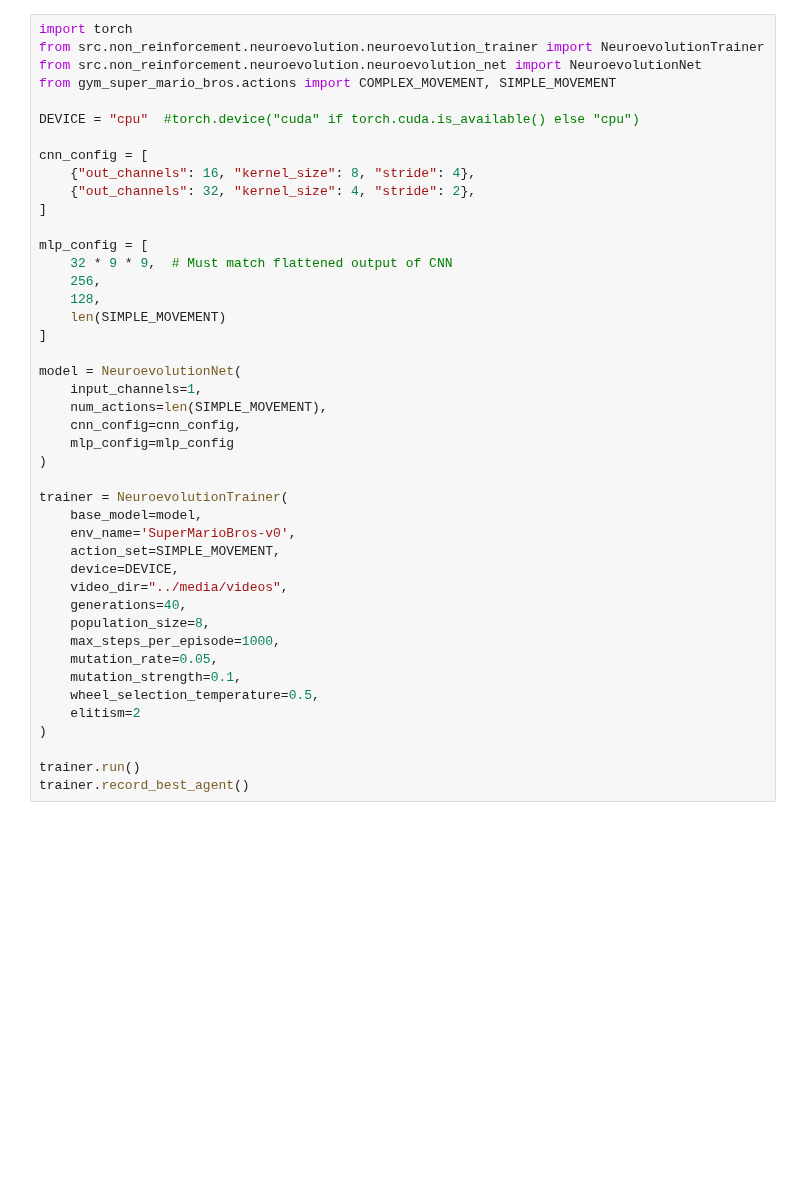
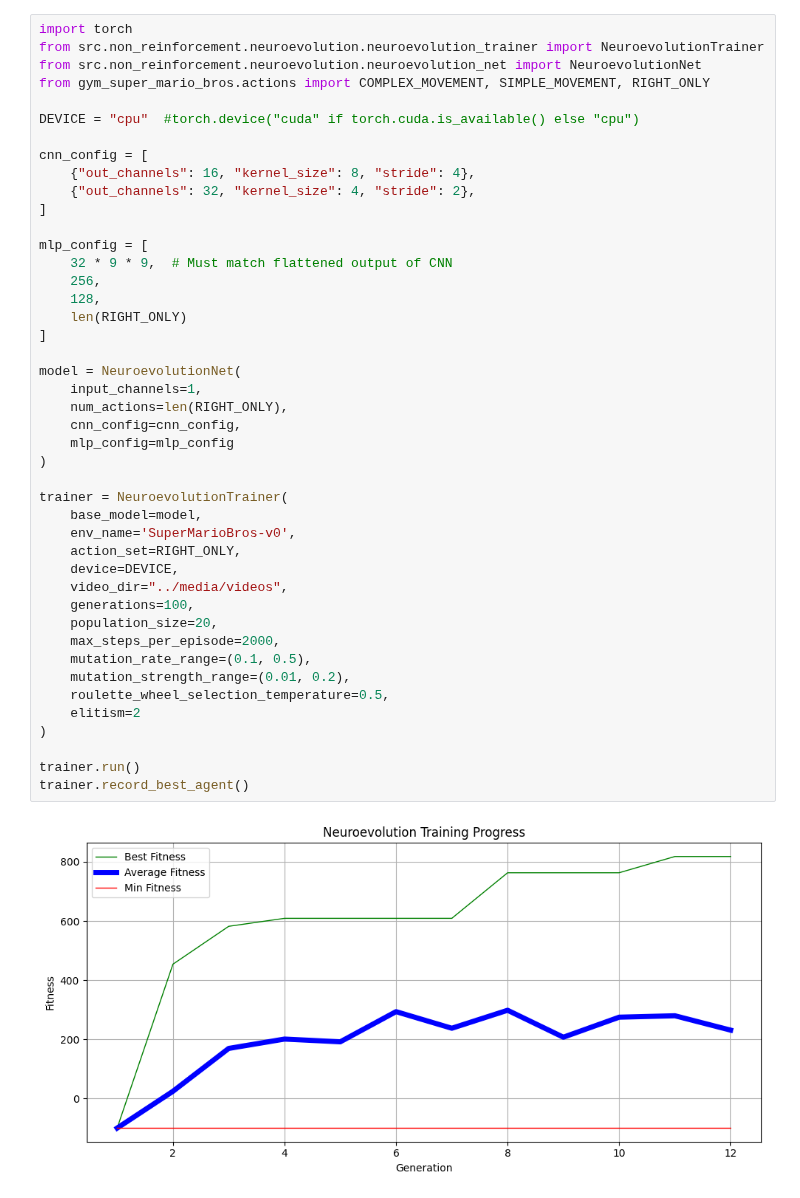
Before and after one commit to BjarneThomzik/SuperMarioReinforcementLearningProject, a Jupyter notebook: notebooks/neuroevolution.ipynb, the cells around one changed output. Saved outputs shown, nothing was run; the diff lists cells and outputs as text; blank space fills up the shorter version.

Commit message:
mutation_rate_range and mutation_strength_range now available in NeuroevolutionTrainer, refractoring

```diff
--- a/notebooks/neuroevolution.ipynb
+++ b/notebooks/neuroevolution.ipynb
@@ -23,43 +18,45 @@
 import torch
 from src.non_reinforcement.neuroevolution.neuroevolution_trainer import NeuroevolutionTrainer
 from src.non_reinforcement.neuroevolution.neuroevolution_net import NeuroevolutionNet
-from gym_super_mario_bros.actions import COMPLEX_MOVEMENT, SIMPLE_MOVEMENT
+from gym_super_mario_bros.actions import COMPLEX_MOVEMENT, SIMPLE_MOVEMENT, RIGHT_ONLY
 
 DEVICE = "cpu"  #torch.device("cuda" if torch.cuda.is_available() else "cpu")
 
 cnn_config = [
     {"out_channels": 16, "kernel_size": 8, "stride": 4},
     {"out_channels": 32, "kernel_size": 4, "stride": 2},
 ]
 
 mlp_config = [
     32 * 9 * 9,  # Must match flattened output of CNN
     256,
     128,
-    len(SIMPLE_MOVEMENT)
+    len(RIGHT_ONLY)
 ]
 
 model = NeuroevolutionNet(
     input_channels=1,
-    num_actions=len(SIMPLE_MOVEMENT),
+    num_actions=len(RIGHT_ONLY),
     cnn_config=cnn_config,
     mlp_config=mlp_config
 )
 
 trainer = NeuroevolutionTrainer(
     base_model=model,
     env_name='SuperMarioBros-v0',
-    action_set=SIMPLE_MOVEMENT,
+    action_set=RIGHT_ONLY,
     device=DEVICE,
     video_dir="../media/videos",
-    generations=40,
-    population_size=8,
-    max_steps_per_episode=1000,
-    mutation_rate=0.05,
-    mutation_strength=0.1,
-    wheel_selection_temperature=0.5,
+    generations=100,
+    population_size=20,
+    max_steps_per_episode=2000,
+    mutation_rate_range=(0.1, 0.5),
+    mutation_strength_range=(0.01, 0.2),
+    roulette_wheel_selection_temperature=0.5,
     elitism=2
 )
 
 trainer.run()
 trainer.record_best_agent()
+# %% [output]
+[figure, added]
```
Also changed, not shown: parts of 2 cells of this notebook, 1 other file.
